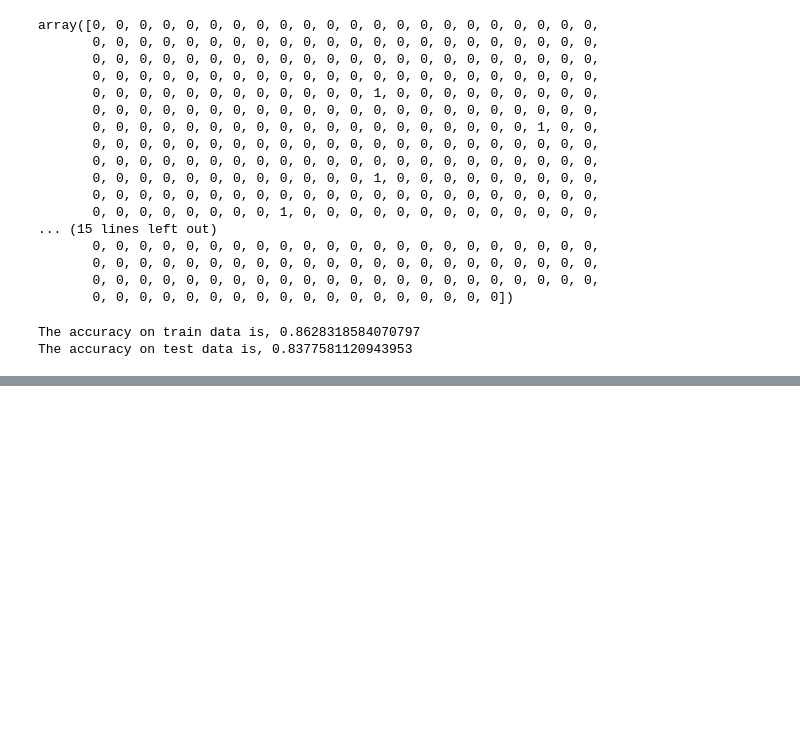
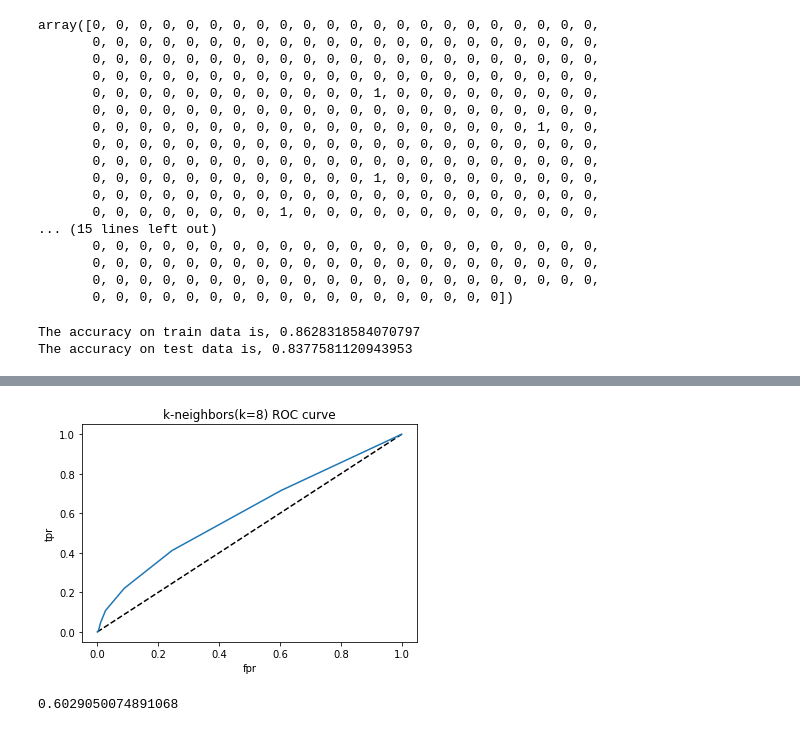
Before and after one commit to Shambhurajdesai/Capstone-3---Cardio-Vascular-Risk--Classification, a Jupyter notebook: Cardio_Vascular_Risk_Capstone_3.ipynb, the cells around one changed output, grey strips where cells are left out. Cells and saved outputs as stored; diff of their text form; code cells hidden in the pictures; blank space fills up the shorter version.

```diff
--- a/Cardio_Vascular_Risk_Capstone_3.ipynb
+++ b/Cardio_Vascular_Risk_Capstone_3.ipynb
@@ -854,0 +927,3 @@ The accuracy on test data is, 0.8377581120943953
+# %%
+#as we can see training and testing accuracy are closer to each other at point 8 so we take n_neighbors = 8
+knn = KNeighborsClassifier(n_neighbors=8)
@@ -854,0 +950,19 @@ The accuracy on test data is, 0.8377581120943953
+# %%
+y_pred_prob_knn = knn.predict_proba(X_test)[:,1]
+# %%
+fpr,tpr,threshold = roc_curve(y_test,y_pred_prob_knn)
+# %%
+#roc_auc curve using true positive rate and false positive rate
+plt.plot([0,1],[0,1],'k--')
+plt.plot(fpr,tpr,label='knn')
+plt.xlabel('fpr')
+plt.ylabel('tpr')
+plt.title('k-neighbors(k=8) ROC curve')
+plt.show()
+# %% [output]
+[figure, added]
+# %%
+# Area under ROC curve
+roc_auc_score(y_test,y_pred_prob_knn)
+# %% [output]
+0.6029050074891068
```
Also changed, not shown: parts of 33 cells of this notebook.
